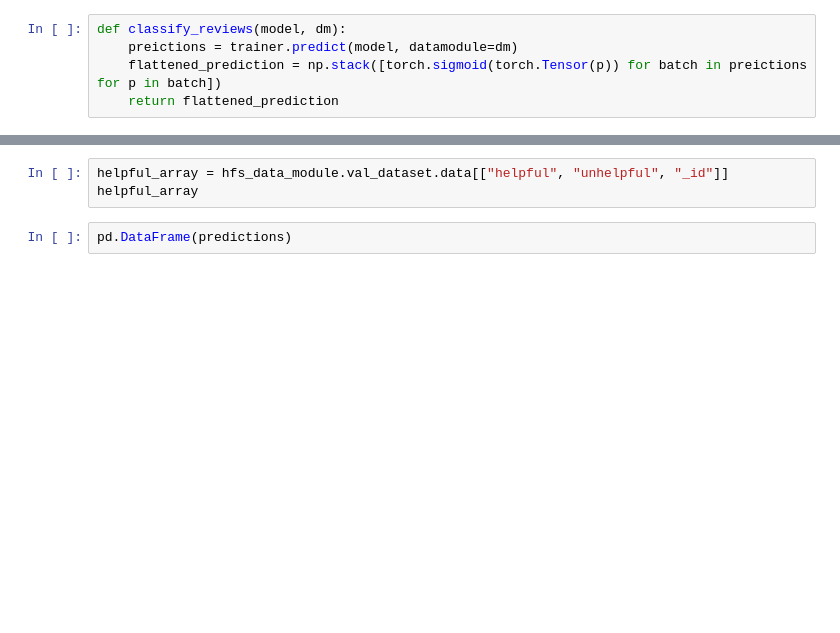
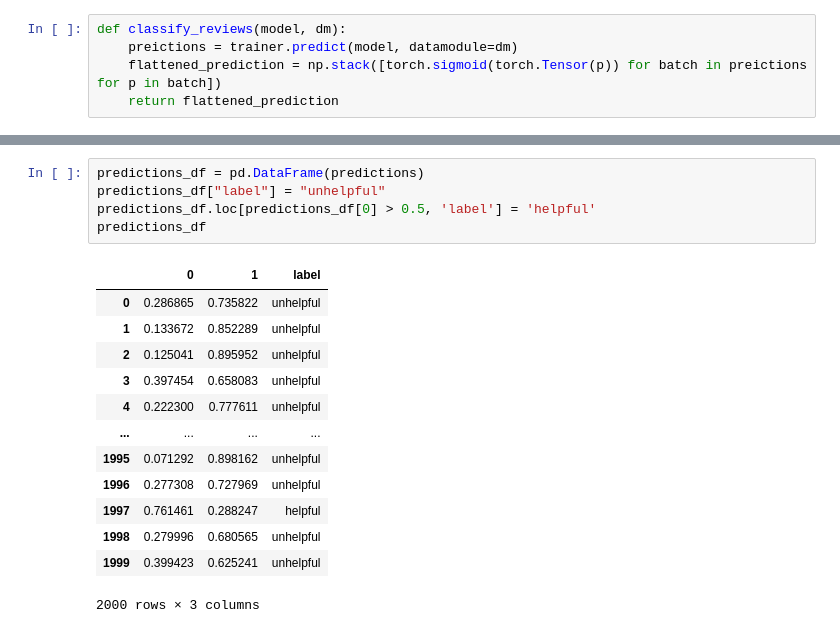
Before and after one commit to mustafaAlmonayer/RoBERTa, a Jupyter notebook: RoBERTa-Base.ipynb, the cells around one changed output, grey strips where cells are left out. Cells and saved outputs as stored; diff of their text form; blank space fills up the shorter version.

```diff
--- a/RoBERTa-Base.ipynb
+++ b/RoBERTa-Base.ipynb
@@ -244,5 +436,19 @@ predictions = classify_reviews(model, hfs_data_module)
-# %%
-helpful_array = hfs_data_module.val_dataset.data[["helpful", "unhelpful", "_id"]]
-helpful_array
 # %%
-pd.DataFrame(predictions)
+predictions_df = pd.DataFrame(predictions)
+predictions_df["label"] = "unhelpful"
+predictions_df.loc[predictions_df[0] > 0.5, 'label'] = 'helpful'
+predictions_df
+# %% [output]
+|  | 0 | 1 | label |
+| 0 | 0.286865 | 0.735822 | unhelpful |
+| 1 | 0.133672 | 0.852289 | unhelpful |
+| 2 | 0.125041 | 0.895952 | unhelpful |
+| 3 | 0.397454 | 0.658083 | unhelpful |
+| 4 | 0.222300 | 0.777611 | unhelpful |
+| ... | ... | ... | ... |
+| 1995 | 0.071292 | 0.898162 | unhelpful |
+| 1996 | 0.277308 | 0.727969 | unhelpful |
+| 1997 | 0.761461 | 0.288247 | helpful |
+| 1998 | 0.279996 | 0.680565 | unhelpful |
+| 1999 | 0.399423 | 0.625241 | unhelpful |
+2000 rows × 3 columns
```
Also changed, not shown: parts of 24 cells of this notebook, 7 other files.
